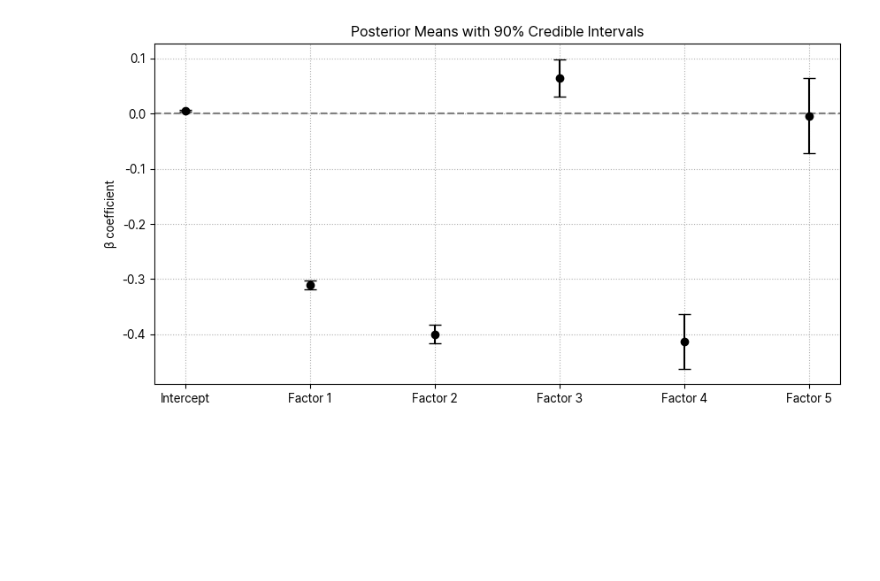
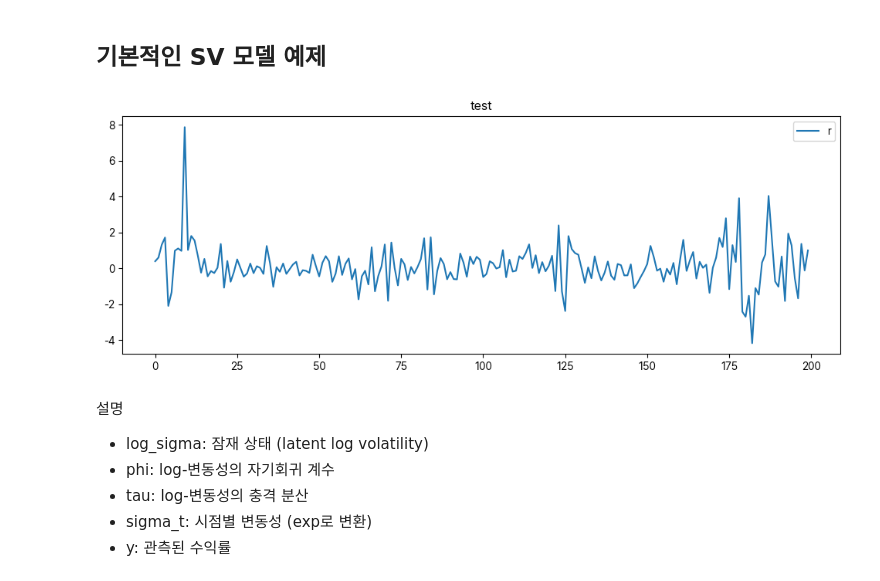
Before and after one commit to birdblues/BAP3, a Jupyter notebook: 연습/test.ipynb, the cells around one changed output. Cells and saved outputs as stored; diff of their text form; code cells hidden in the pictures; blank space fills up the shorter version.

```diff
--- a/연습/test.ipynb
+++ b/연습/test.ipynb
@@ -1,25 +1,31 @@
-# %%
-import matplotlib.pyplot as plt
-
-# 요인 이름
-factors = ['Intercept', 'Factor 1', 'Factor 2', 'Factor 3', 'Factor 4', 'Factor 5']
-
-# Posterior mean
-means = [0.0048, -0.3108, -0.3997, 0.0648, -0.4132, -0.0042]
-
-# 95% 신뢰구간 (b_0.05, b_0.95)
-lower = [0.0029, -0.3187, -0.4168, 0.0312, -0.4624, -0.0721]
-upper = [0.0067, -0.3029, -0.3827, 0.0983, -0.3640, 0.0636]
-
-# 플롯
-plt.figure(figsize=(10, 5))
-plt.errorbar(factors, means, yerr=[ [m - l for m, l in zip(means, lower)],
-                                    [u - m for u, m in zip(upper, means)] ],
-             fmt='o', capsize=5, color='black')
-plt.axhline(0, color='gray', linestyle='--')
-plt.title('Posterior Means with 90% Credible Intervals')
-plt.ylabel('β coefficient')
-plt.grid(True, linestyle=':')
-plt.show()
-# %% [output]
-[figure, removed]
+# %% [markdown]
+## 기본적인 SV 모델 예제
+# %%
+import pymc as pm
+import numpy as np
+import arviz as az
+import matplotlib.pyplot as plt
+import pandas as pd
+
+# 예시용 데이터 생성 (or 실제 수익률 사용 가능)
+np.random.seed(42)
+T = 200
+true_phi = 0.95
+true_tau = 0.2
+true_mu = 0.
+
+log_sigma = np.zeros(T)
+log_sigma[0] = np.random.normal(0, true_tau)
+for t in range(1, T):
+    log_sigma[t] = true_phi * log_sigma[t-1] + np.random.normal(0, true_tau)
+sigma = np.exp(log_sigma)
+r = true_mu + sigma * np.random.normal(0, 1, T)
+
+# r을 Dataframe으로 변환
+ret = pd.DataFrame(r, columns=["r"])
+
+# 시각화
+ret.plot(figsize=(12, 4), title="test")
+plt.show()
+# %% [output]
+[figure, added]
@@ -25,0 +49,7 @@ plt.show()
+# %% [markdown]
+설명
+- log_sigma: 잠재 상태 (latent log volatility)
+- phi: log-변동성의 자기회귀 계수
+- tau: log-변동성의 충격 분산
+- sigma_t: 시점별 변동성 (exp로 변환)
+- y: 관측된 수익률
```
Also changed, not shown: parts of 26 cells of this notebook, 1 other file.
